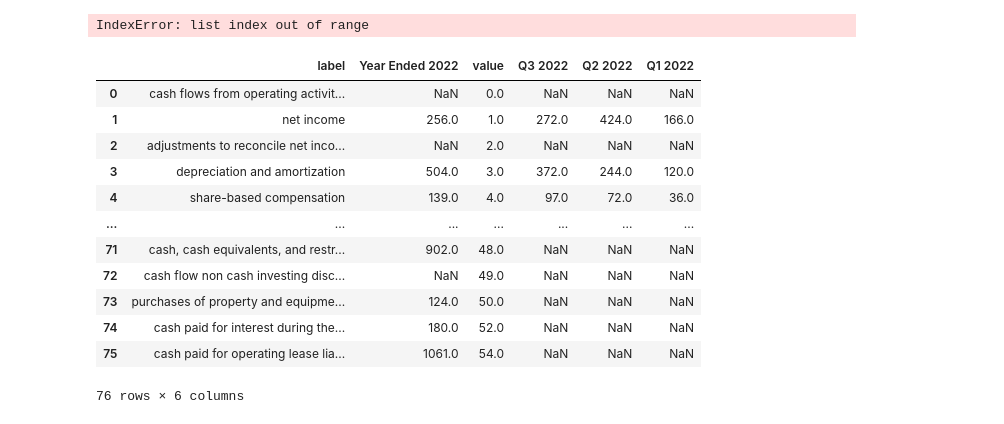
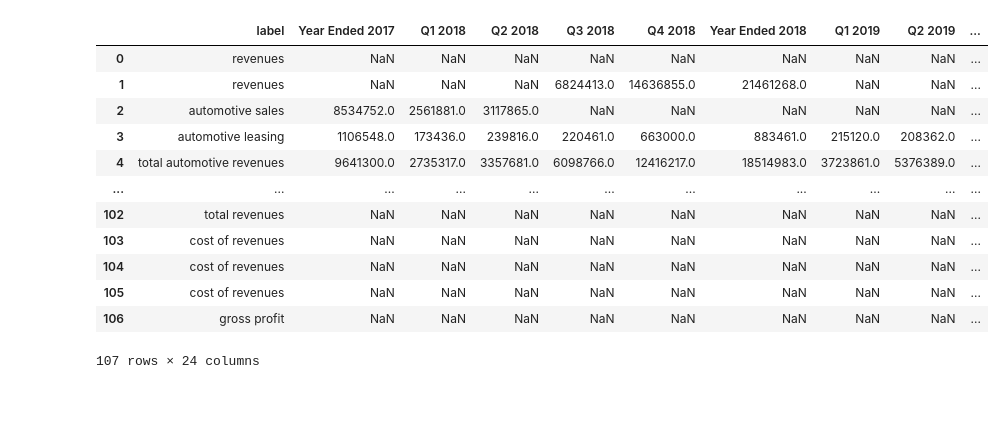
Before and after one commit to Julia-Susser/Financial-Statements, a Jupyter notebook: parse via matching labels iteratively.ipynb, the cells around one changed output. Drawn from its saved outputs; the diff is of its cells as text; code cells hidden in the pictures.

```diff
--- a/parse via matching labels iteratively.ipynb
+++ b/parse via matching labels iteratively.ipynb
@@ -172,10 +172,22 @@ class Income:
 
         Excel.save()
 # %%
-income = Income("MSFT",2017)
+income = Income("TSLA",2017)
 income.compiledStatement
 # %% [output]
+|  | label | Year Ended 2017 | Q1 2018 | Q2 2018 | Q3 2018 | Q4 2018 | Year Ended 2018 | Q1 2019 | Q2 2019 | ... |
+| 0 | revenues | NaN | NaN | NaN | NaN | NaN | NaN | NaN | NaN | ... |
+| 1 | revenues | NaN | NaN | NaN | 6824413.0 | 14636855.0 | 21461268.0 | NaN | NaN | ... |
+| 2 | automotive sales | 8534752.0 | 2561881.0 | 3117865.0 | NaN | NaN | NaN | NaN | NaN | ... |
+| 3 | automotive leasing | 1106548.0 | 173436.0 | 239816.0 | 220461.0 | 663000.0 | 883461.0 | 215120.0 | 208362.0 | ... |
+| 4 | total automotive revenues | 9641300.0 | 2735317.0 | 3357681.0 | 6098766.0 | 12416217.0 | 18514983.0 | 3723861.0 | 5376389.0 | ... |
+| ... | ... | ... | ... | ... | ... | ... | ... | ... | ... | ... |
+| 102 | total revenues | NaN | NaN | NaN | NaN | NaN | NaN | NaN | NaN | ... |
+| 103 | cost of revenues | NaN | NaN | NaN | NaN | NaN | NaN | NaN | NaN | ... |
+| 104 | cost of revenues | NaN | NaN | NaN | NaN | NaN | NaN | NaN | NaN | ... |
+| 105 | cost of revenues | NaN | NaN | NaN | NaN | NaN | NaN | NaN | NaN | ... |
+| 106 | gross profit | NaN | NaN | NaN | NaN | NaN | NaN | NaN | NaN | ... |
-IndexError: list index out of range
+107 rows × 24 columns
 # %%
 class CompileCashflowStatement(HelperFunctions):
     def __init__(self,ticker,fromDate,endDate=2022):
@@ -202,16 +249,0 @@ class CompileCashflowStatement(HelperFunctions):
-# %%
-CompileCashflowStatement("GPS",2022).compiledStatement
-# %% [output]
-|  | label | Year Ended 2022 | value | Q3 2022 | Q2 2022 | Q1 2022 |
-| 0 | cash flows from operating activit... | NaN | 0.0 | NaN | NaN | NaN |
-| 1 | net income | 256.0 | 1.0 | 272.0 | 424.0 | 166.0 |
-| 2 | adjustments to reconcile net inco... | NaN | 2.0 | NaN | NaN | NaN |
-| 3 | depreciation and amortization | 504.0 | 3.0 | 372.0 | 244.0 | 120.0 |
-| 4 | share-based compensation | 139.0 | 4.0 | 97.0 | 72.0 | 36.0 |
-| ... | ... | ... | ... | ... | ... | ... |
-| 71 | cash, cash equivalents, and restr... | 902.0 | 48.0 | NaN | NaN | NaN |
-| 72 | cash flow non cash investing disc... | NaN | 49.0 | NaN | NaN | NaN |
-| 73 | purchases of property and equipme... | 124.0 | 50.0 | NaN | NaN | NaN |
-| 74 | cash paid for interest during the... | 180.0 | 52.0 | NaN | NaN | NaN |
-| 75 | cash paid for operating lease lia... | 1061.0 | 54.0 | NaN | NaN | NaN |
-76 rows × 6 columns
```
Also changed, not shown: parts of 6 cells of this notebook, 5 other files.
